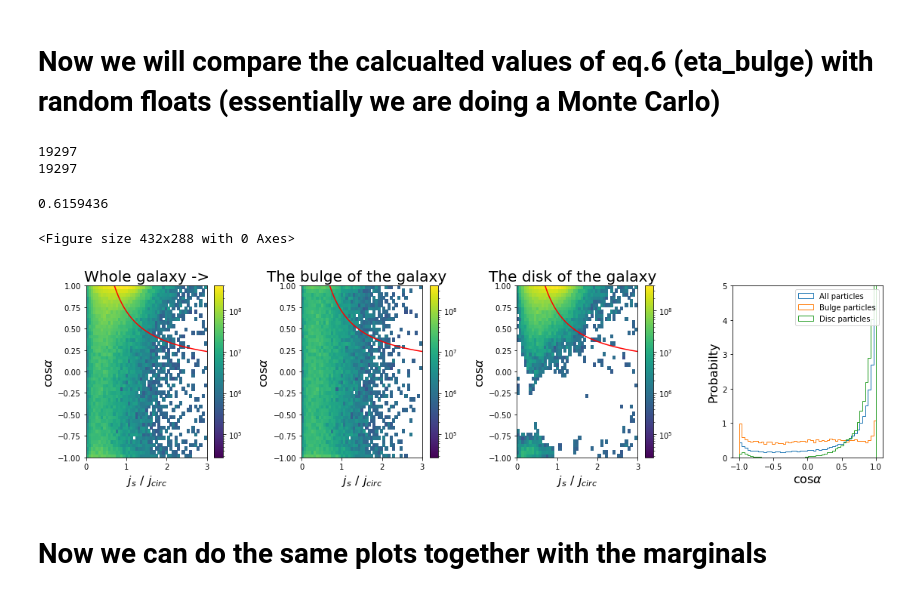
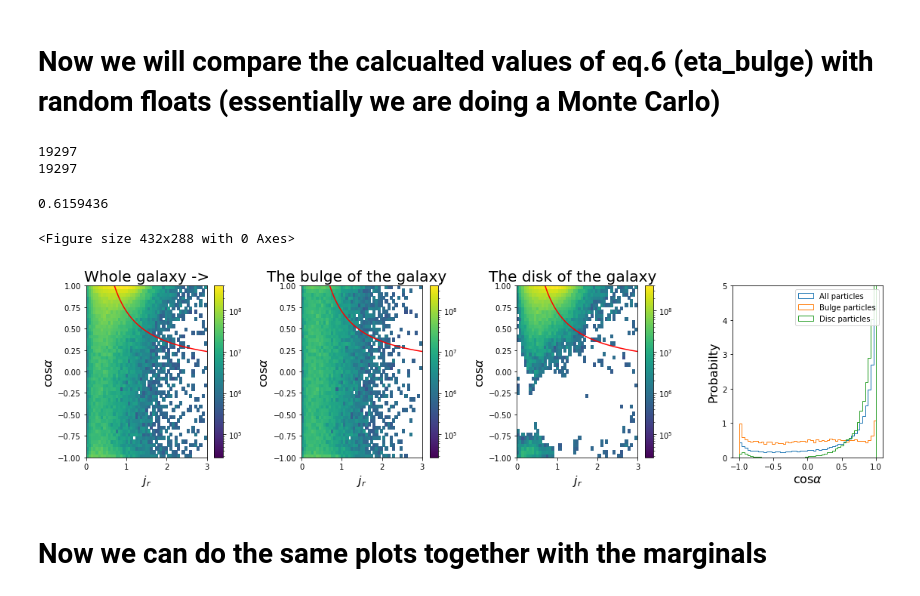
Before and after one commit to McWilliamsCenter/gal_decomp_paper, a Jupyter notebook: Example_galaxy_decomposition.ipynb, the cells around one changed output. Cells and saved outputs as stored; diff of their text form; code cells hidden in the pictures.

```diff
--- a/Example_galaxy_decomposition.ipynb
+++ b/Example_galaxy_decomposition.ipynb
@@ -295,7 +295,7 @@ t = np.arange(0, 4, 0.01)
 plot(t, 0.7/t,color='red')
 ylim(-1,1)
 ylabel(r'cos$\alpha$', fontsize = 16)
-xlabel(r'$j_{r}, fontsize = 16)
+xlabel(r'$j_{r}$ ', fontsize = 16)
 title('Whole galaxy ->', fontsize = 20)
 
 H, xedges, yedges = np.histogram2d(j_s_over_j_circ[bulge_mask] , cos_alpha[bulge_mask] , bins=(bins_js, bins_cos),weights=full_mass[bulge_mask])
@@ -308,129 +308,41 @@ t = np.arange(0, 4, 0.01)
 plot(t, 0.7/t,color='red')
 ylim(-1,1)
 ylabel(r'cos$\alpha$', fontsize = 16)
-xlabel(r'$j_{s}$ / $j_{circ}$', fontsize = 16)
+xlabel(r'$j_{r}$ ', fontsize = 16)
 title('The bulge of the galaxy  ', fontsize = 20)
 
 H, xedges, yedges = np.histogram2d(j_s_over_j_circ[~bulge_mask] , cos_alpha[~bulge_mask] , bins=(bins_js, bins_cos),weights=full_mass[~bulge_mask])
 subplot(2,4,3)
 H_reduce = (H/1).T
 pc=plt.pcolormesh(xedges,yedges,H_reduce, cmap='viridis',vmin=minval, vmax=maxval,norm=matplotlib.colors.LogNorm())
 plt.colorbar(pc)
 xlim(0,3)
 t = np.arange(0, 4, 0.01)
 plot(t, 0.7/t,color='red')
 ylim(-1,1)
-xlabel(r'$j_{s}$ / $j_{circ}$', fontsize = 16)
+xlabel(r'$j_{r}$ ', fontsize = 16)
 ylabel(r'cos$\alpha$', fontsize = 16)
 title('The disk of the galaxy  ', fontsize = 20)
 
 subplot(2,4,4)
 #axvline(cos_cut, lw=2,color='y')
 plt.hist(cos_alpha,bins = 50, density = True, histtype='step',label='All particles')
 plt.hist(cos_alpha[bulge_mask],bins=50, density = True,histtype='step',label='Bulge particles' )
 plt.hist(cos_alpha[~bulge_mask],bins=50, density = True,histtype='step',label='Disc particles' )
 ylim(0,5)
 xlabel(r'cos$\alpha$' , fontsize = 16)
 ylabel(r'Probabilty' , fontsize = 16)
 legend()
 print(sum(bulge_mask))
 print(len(j_s_over_j_circ[bulge_mask]))
 tight_layout(pad=2.0)
 sum(full_mass[~bulge_mask])/sum(full_mass)
-, fontsize = 16)
-title('Whole galaxy ->', fontsize = 20)
-
-H, xedges, yedges = np.histogram2d(j_s_over_j_circ[bulge_mask] , cos_alpha[bulge_mask] , bins=(bins_js, bins_cos),weights=full_mass[bulge_mask])
-subplot(2,4,2)
-H_reduce = (H/(1)).T
-pc=plt.pcolormesh(xedges,yedges,H_reduce,cmap='viridis', vmin=minval, vmax=maxval, norm=matplotlib.colors.LogNorm())
-plt.colorbar(pc)
-xlim(0,3)
-t = np.arange(0, 4, 0.01)
-plot(t, 0.7/t,color='red')
-ylim(-1,1)
-ylabel(r'cos$\alpha$', fontsize = 16)
-xlabel(r'$j_{r}, fontsize = 16)
-title('The bulge of the galaxy  ', fontsize = 20)
-
-H, xedges, yedges = np.histogram2d(j_s_over_j_circ[~bulge_mask] , cos_alpha[~bulge_mask] , bins=(bins_js, bins_cos),weights=full_mass[~bulge_mask])
-subplot(2,4,3)
-H_reduce = (H/1).T
-pc=plt.pcolormesh(xedges,yedges,H_reduce, cmap='viridis',vmin=minval, vmax=maxval,norm=matplotlib.colors.LogNorm())
-plt.colorbar(pc)
-xlim(0,3)
-t = np.arange(0, 4, 0.01)
-plot(t, 0.7/t,color='red')
-ylim(-1,1)
-xlabel(r'$j_{s}$ / $j_{circ}$', fontsize = 16)
-ylabel(r'cos$\alpha$', fontsize = 16)
-title('The disk of the galaxy  ', fontsize = 20)
-
-subplot(2,4,4)
-#axvline(cos_cut, lw=2,color='y')
-plt.hist(cos_alpha,bins = 50, density = True, histtype='step',label='All particles')
-plt.hist(cos_alpha[bulge_mask],bins=50, density = True,histtype='step',label='Bulge particles' )
-plt.hist(cos_alpha[~bulge_mask],bins=50, density = True,histtype='step',label='Disc particles' )
-ylim(0,5)
-xlabel(r'cos$\alpha$' , fontsize = 16)
-ylabel(r'Probabilty' , fontsize = 16)
-legend()
-print(sum(bulge_mask))
-print(len(j_s_over_j_circ[bulge_mask]))
-tight_layout(pad=2.0)
-sum(full_mass[~bulge_mask])/sum(full_mass)
-, fontsize = 16)
-title('The bulge of the galaxy  ', fontsize = 20)
-
-H, xedges, yedges = np.histogram2d(j_s_over_j_circ[~bulge_mask] , cos_alpha[~bulge_mask] , bins=(bins_js, bins_cos),weights=full_mass[~bulge_mask])
-subplot(2,4,3)
-H_reduce = (H/1).T
-pc=plt.pcolormesh(xedges,yedges,H_reduce, cmap='viridis',vmin=minval, vmax=maxval,norm=matplotlib.colors.LogNorm())
-plt.colorbar(pc)
-xlim(0,3)
-t = np.arange(0, 4, 0.01)
-plot(t, 0.7/t,color='red')
-ylim(-1,1)
-xlabel(r'$j_{r}, fontsize = 16)
-ylabel(r'cos$\alpha$', fontsize = 16)
-title('The disk of the galaxy  ', fontsize = 20)
-
-subplot(2,4,4)
-#axvline(cos_cut, lw=2,color='y')
-plt.hist(cos_alpha,bins = 50, density = True, histtype='step',label='All particles')
-plt.hist(cos_alpha[bulge_mask],bins=50, density = True,histtype='step',label='Bulge particles' )
-plt.hist(cos_alpha[~bulge_mask],bins=50, density = True,histtype='step',label='Disc particles' )
-ylim(0,5)
-xlabel(r'cos$\alpha$' , fontsize = 16)
-ylabel(r'Probabilty' , fontsize = 16)
-legend()
-print(sum(bulge_mask))
-print(len(j_s_over_j_circ[bulge_mask]))
-tight_layout(pad=2.0)
-sum(full_mass[~bulge_mask])/sum(full_mass)
-, fontsize = 16)
-ylabel(r'cos$\alpha$', fontsize = 16)
-title('The disk of the galaxy  ', fontsize = 20)
-
-subplot(2,4,4)
-#axvline(cos_cut, lw=2,color='y')
-plt.hist(cos_alpha,bins = 50, density = True, histtype='step',label='All particles')
-plt.hist(cos_alpha[bulge_mask],bins=50, density = True,histtype='step',label='Bulge particles' )
-plt.hist(cos_alpha[~bulge_mask],bins=50, density = True,histtype='step',label='Disc particles' )
-ylim(0,5)
-xlabel(r'cos$\alpha$' , fontsize = 16)
-ylabel(r'Probabilty' , fontsize = 16)
-legend()
-print(sum(bulge_mask))
-print(len(j_s_over_j_circ[bulge_mask]))
-tight_layout(pad=2.0)
-sum(full_mass[~bulge_mask])/sum(full_mass)
 # %% [output]
 19297
 19297
 0.6159436
 <Figure size 432x288 with 0 Axes>
-[figure, old version]
+[figure, new version]
 # %% [markdown]
 
 # **Now we can do the same plots together with the marginals**
```
